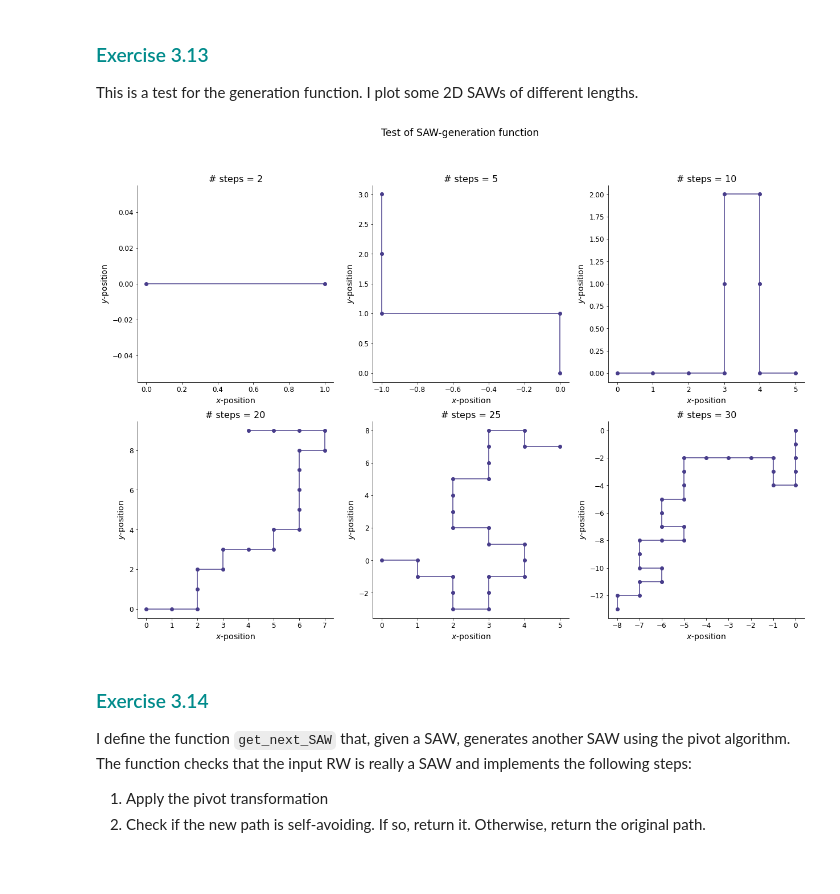
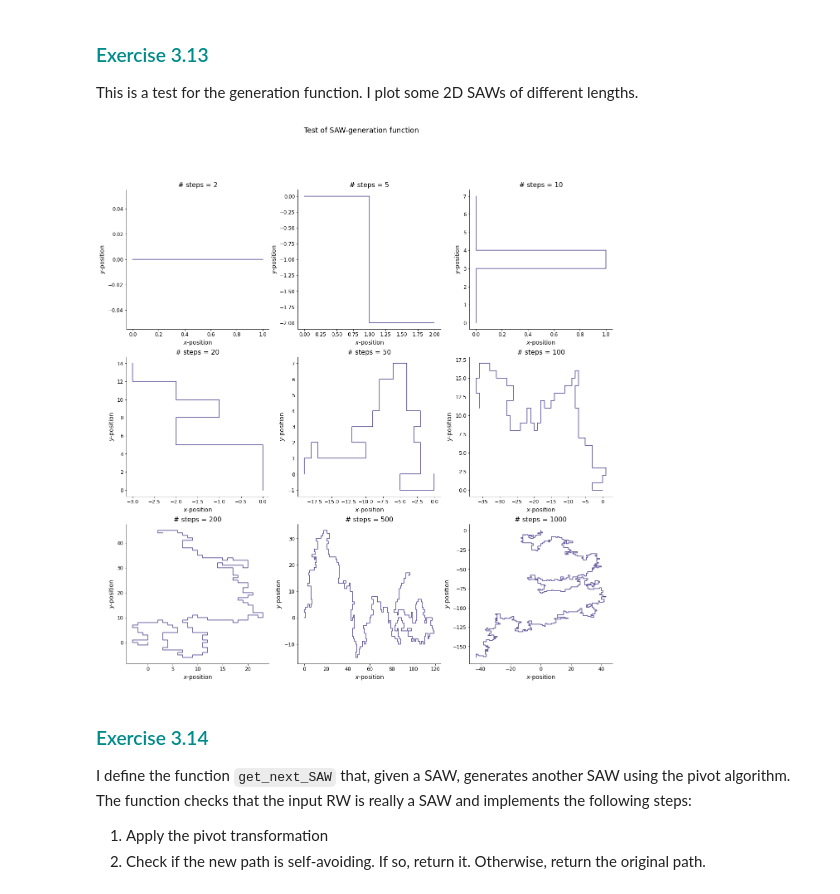
Before and after one commit to VLTSML26/statistical-mechanics-lab, a Jupyter notebook: 3-Random-Walks/3-Random-Walks.ipynb, the cells around one changed output. Drawn from its saved outputs; the diff is of its cells as text; code cells hidden in the pictures; blank space fills up the shorter version.

```diff
--- a/3-Random-Walks/3-Random-Walks.ipynb
+++ b/3-Random-Walks/3-Random-Walks.ipynb
@@ -493,33 +493,36 @@ I define a function `get_first_SAW` that generates a SAW of given length using t
 4. Go to 2, till the number of self-intersections is 0.
 # %%
 def get_first_SAW(length, max_tries):
-    trial_traj = get_traj(length, 2)
+    traj = get_traj(length, 2)
     tries = 0
-    while(count_self_intersections(trial_traj) != 0) :
-        tries += 1
-        trial_traj = pivot_traj(trial_traj)
+    while(count_self_intersections(traj) > 0) :
+        new_traj = pivot_traj(traj)
+        if(count_self_intersections(new_traj) <= count_self_intersections(traj)) :
+            traj = new_traj
         if(tries == max_tries) :
             print('Not able to find a SAW')
             break
-    return trial_traj
+        tries += 1
+    return traj
 # %% [markdown]
 ### <span style="color:darkcyan">Exercise 3.13
 This is a test for the generation function. I plot some 2D SAWs of different lengths.
 # %%
-test_lengths = [2, 5, 10, 20, 25, 30]
-fig = plt.figure(figsize=(21, 14))
+test_lengths = [2, 5, 10, 20, 50, 100, 200, 500, 1000]
+fig = plt.figure(figsize=(21, 21))
 fig.suptitle('Test of SAW-generation function', fontsize = 'xx-large')
-ax = [plt.subplot(2,3,1), plt.subplot(2,3,2), plt.subplot(2,3,3),
-      plt.subplot(2,3,4), plt.subplot(2,3,5), plt.subplot(2,3,6)]
+ax = [plt.subplot(3,3,1), plt.subplot(3,3,2), plt.subplot(3,3,3),
+      plt.subplot(3,3,4), plt.subplot(3,3,5), plt.subplot(3,3,6),
+      plt.subplot(3,3,7), plt.subplot(3,3,8), plt.subplot(3,3,9)]
 title = ['# steps = ' + str(n) for n in test_lengths]
 for i in range(len(test_lengths)) :
     RW = get_first_SAW(test_lengths[i], 10**8)
     ax[i].set_title(title[i])
-    ax[i].plot(RW[:,0], RW[:,1], marker = 'o', color = 'darkslateblue')
+    ax[i].plot(RW[:,0], RW[:,1], color = 'darkslateblue')
     ax[i].set_xlabel('$x$-position')
     ax[i].set_ylabel('$y$-position')
 # %% [output]
-[figure, old version]
+[figure, new version]
 # %% [markdown]
 ### <span style="color:darkcyan">Exercise 3.14
 I define the function `get_next_SAW` that, given a SAW, generates another SAW using the pivot algorithm. The function checks that the input RW is really a SAW and implements the following steps:
```
Also changed, not shown: parts of 2 cells of this notebook.
